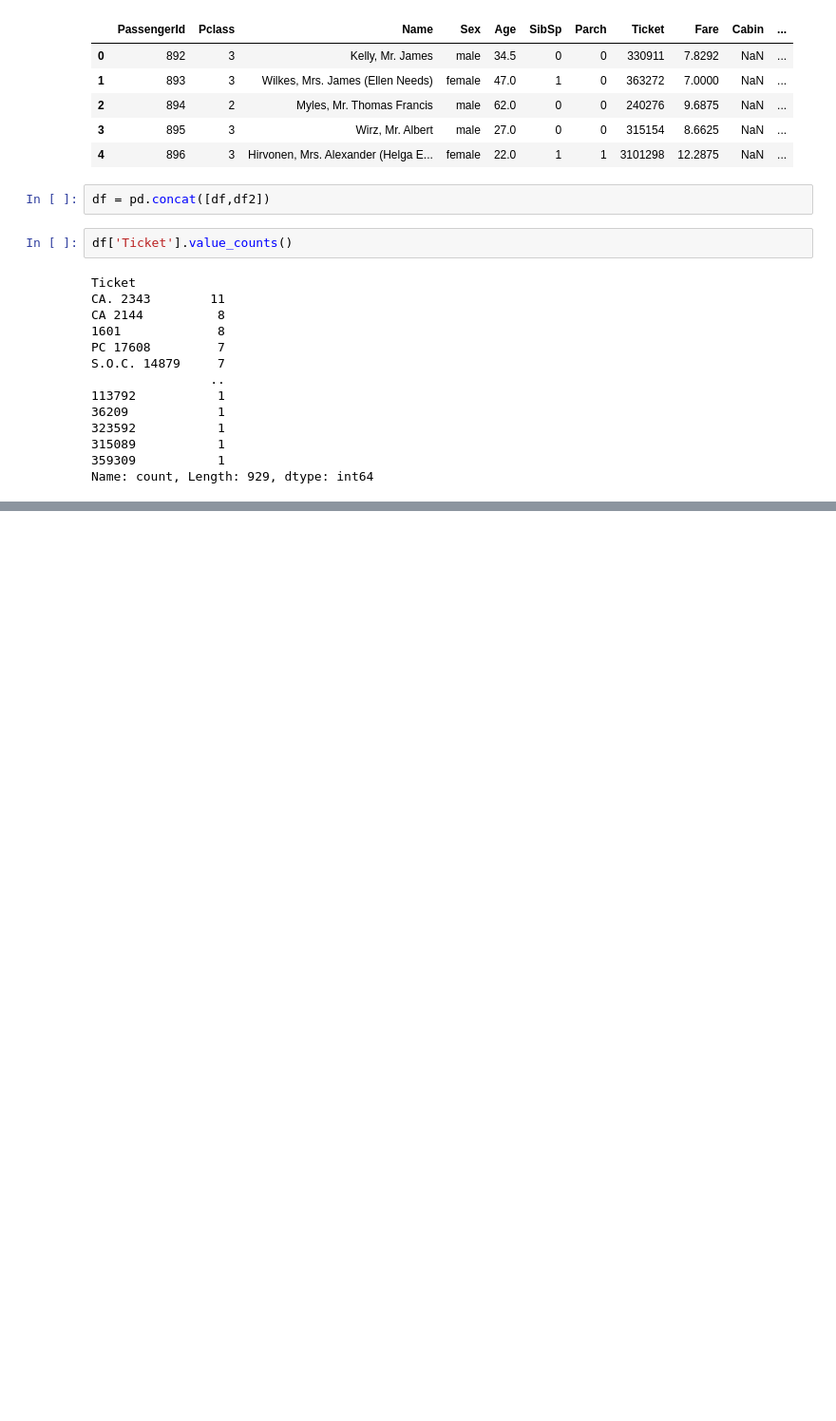
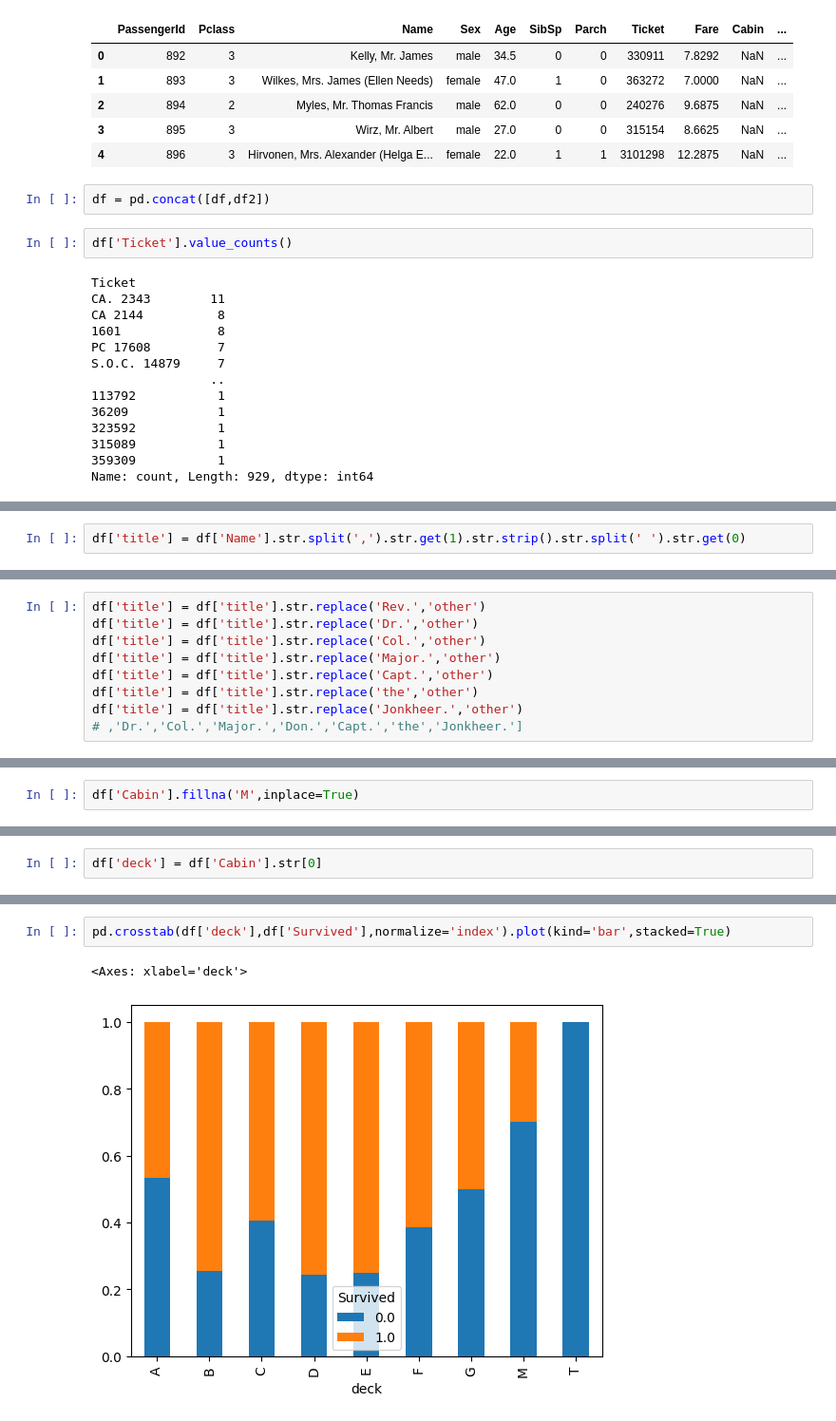
Before and after one commit to anshulkansal121/Python-Programming, a Jupyter notebook: Pandas/Data Analysis/EDA/Titanic - EDA.ipynb, the cells around one changed output, grey strips where cells are left out. Shown: that part at 95% size. Saved outputs shown, nothing was run; the diff lists cells and outputs as text; blank space fills up the shorter version.

```diff
--- a/Pandas/Data Analysis/EDA/Titanic - EDA.ipynb
+++ b/Pandas/Data Analysis/EDA/Titanic - EDA.ipynb
@@ -484,0 +579,2 @@ Name: count, Length: 929, dtype: int64
+# %%
+df['title'] = df['Name'].str.split(',').str.get(1).str.strip().str.split(' ').str.get(0)
@@ -484,0 +599,9 @@ Name: count, Length: 929, dtype: int64
+# %%
+df['title'] = df['title'].str.replace('Rev.','other')
+df['title'] = df['title'].str.replace('Dr.','other')
+df['title'] = df['title'].str.replace('Col.','other')
+df['title'] = df['title'].str.replace('Major.','other')
+df['title'] = df['title'].str.replace('Capt.','other')
+df['title'] = df['title'].str.replace('the','other')
+df['title'] = df['title'].str.replace('Jonkheer.','other')
+# ,'Dr.','Col.','Major.','Don.','Capt.','the','Jonkheer.']
@@ -484,0 +617,2 @@ Name: count, Length: 929, dtype: int64
+# %%
+df['Cabin'].fillna('M',inplace=True)
@@ -484,0 +642,2 @@ Name: count, Length: 929, dtype: int64
+# %%
+df['deck'] = df['Cabin'].str[0]
@@ -484,0 +672,5 @@ Name: count, Length: 929, dtype: int64
+# %%
+pd.crosstab(df['deck'],df['Survived'],normalize='index').plot(kind='bar',stacked=True)
+# %% [output]
+<Axes: xlabel='deck'>
+[figure, added]
```
Also changed, not shown: parts of 18 cells of this notebook.
